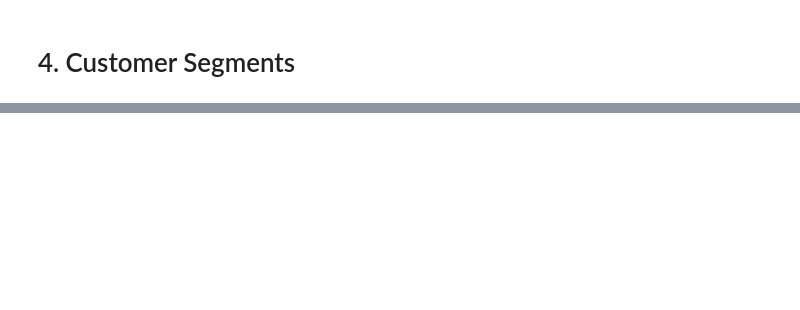
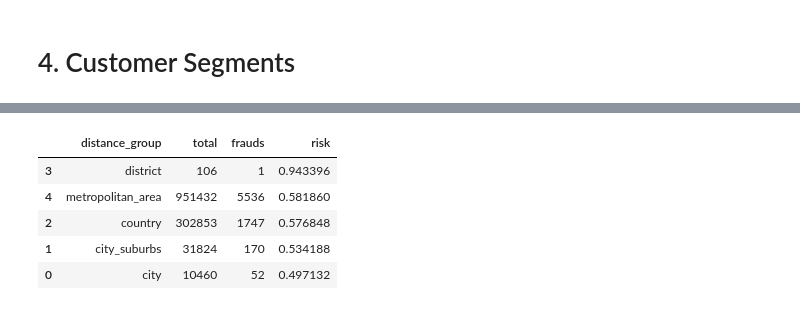
Before and after one commit to SabaGuledani/Credit-Card-Transactions-Fraud-Detection, a Jupyter notebook: notebooks/core_business_metrics.ipynb, the cells around one changed output, grey strips where cells are left out. Drawn from its saved outputs; the diff is of its cells as text; code cells hidden in the pictures; blank space fills up the shorter version.

```diff
--- a/notebooks/core_business_metrics.ipynb
+++ b/notebooks/core_business_metrics.ipynb
@@ -127,0 +133,10 @@ df.groupby(["age_group", 'is_fraud']).count()[["first"]].reset_index()
+# %%
+distance_fraud_risk_rate_df = get_fraud_risk_rate(df, by="distance_group")
+distance_fraud_risk_rate_df
+# %% [output]
+|  | distance_group | total | frauds | risk |
+| 3 | district | 106 | 1 | 0.943396 |
+| 4 | metropolitan_area | 951432 | 5536 | 0.581860 |
+| 2 | country | 302853 | 1747 | 0.576848 |
+| 1 | city_suburbs | 31824 | 170 | 0.534188 |
+| 0 | city | 10460 | 52 | 0.497132 |
```
Also changed, not shown: parts of 6 cells of this notebook, 1 other file.
